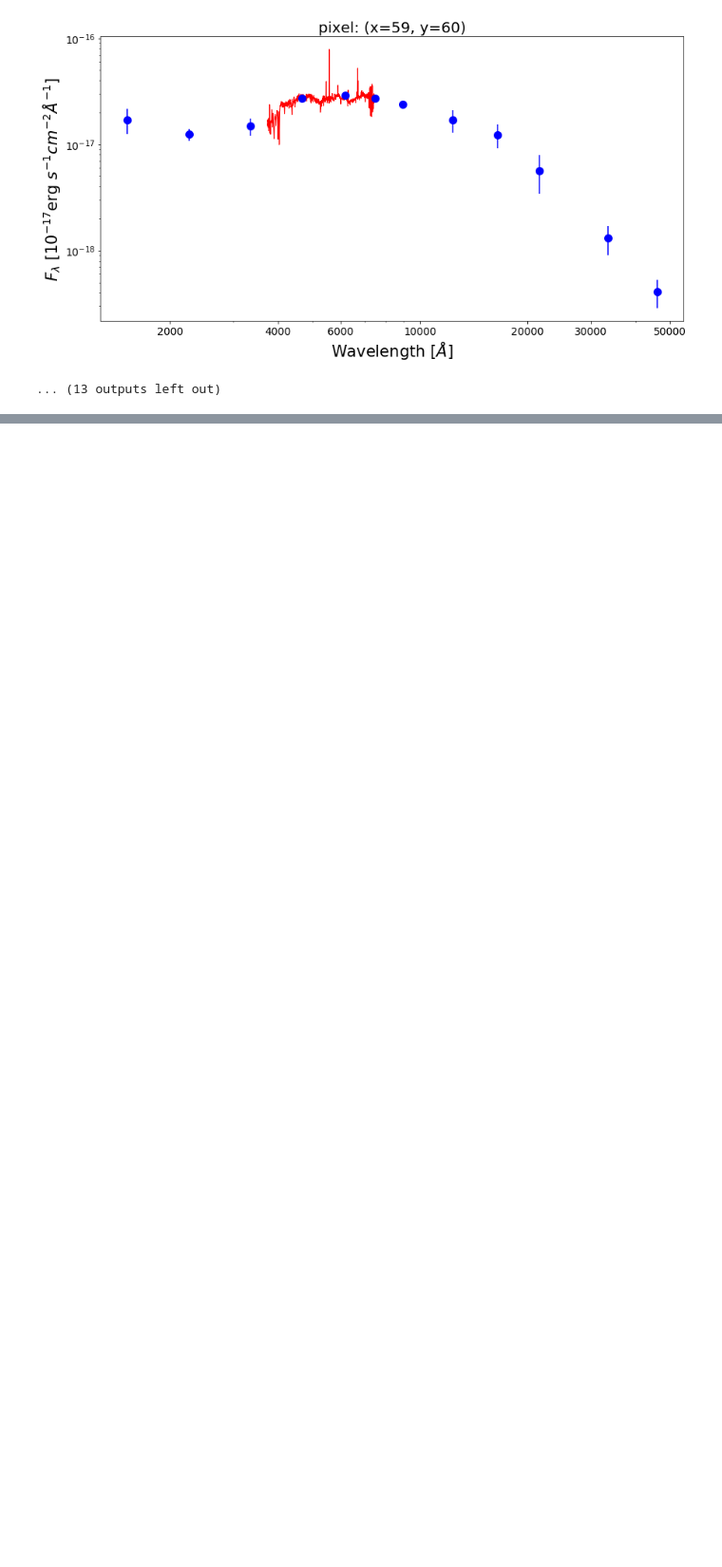
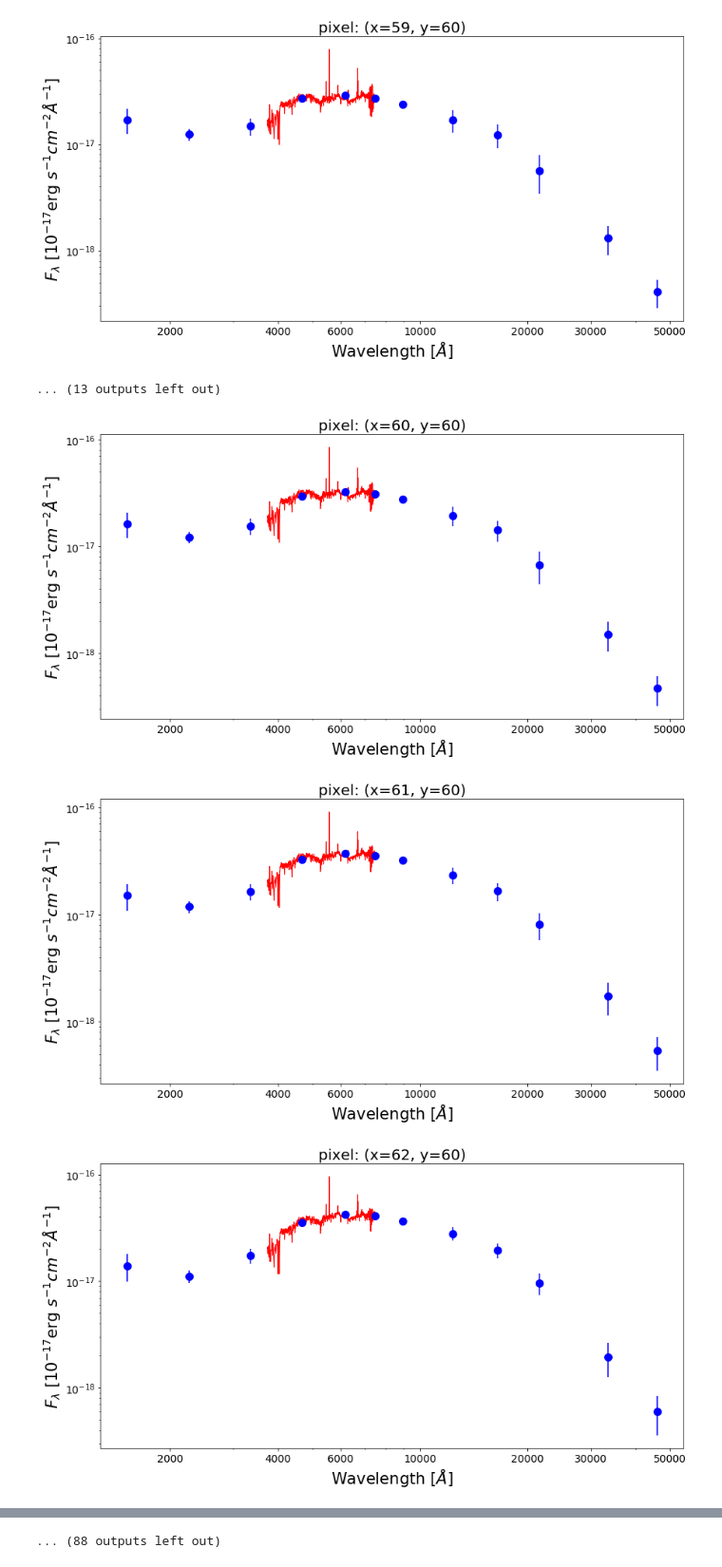
Before and after one commit to aabdurrouf/piXedfit, a Jupyter notebook: examples/FUVtoNIR_CALIFA/Step4_matching_img_ifs_part2.ipynb, the cells around one changed output, grey strips where cells are left out. Shown at 95% size. Drawn from its saved outputs; the diff is of its cells as text; code cells hidden in the pictures; blank space fills up the shorter version.

```diff
--- a/examples/FUVtoNIR_CALIFA/Step4_matching_img_ifs_part2.ipynb
+++ b/examples/FUVtoNIR_CALIFA/Step4_matching_img_ifs_part2.ipynb
@@ -161,3 +160,40 @@ for yy in range(58,63):
 [figure]
 [figure]
 ... (13 outputs left out)
+# %%
+from matplotlib.ticker import ScalarFormatter
+
+# Optional: cut the spectra around the edge to exclude those commonly uncertain fluxes
+nwaves = len(wave)
+
+for yy in range(60,70):
+    for xx in range(60,70):
+        if spec_region[yy][xx]==1:
+            fig1 = plt.figure(figsize=(14,7))
+            f1 = plt.subplot()
+            plt.title("pixel: (x=%d, y=%d)" % (xx,yy), fontsize=20)
+            f1.set_yscale('log')
+            f1.set_xscale('log')
+            plt.setp(f1.get_yticklabels(), fontsize=14)
+            plt.setp(f1.get_xticklabels(), fontsize=14)
+            plt.xlabel(r'Wavelength $[\AA]$', fontsize=21)
+            plt.ylabel(r'$F_{\lambda}$ [$10^{-17}$erg $s^{-1}cm^{-2}\AA^{-1}$]', fontsize=21)
+            xticks = [2000,4000,6000,10000,20000,30000,50000]
+            plt.xticks(xticks)
+            #plt.xlim(3000,10000)
+            #plt.ylim(1.0e-19,8e-16)
+            for axis in [f1.xaxis]:
+                axis.set_major_formatter(ScalarFormatter())
+
+            # Optional: cut the spectra around the edge to exclude
+            # those commonly uncertain fluxes
+            plt.plot(wave[20:nwaves-20], pix_spec_SED[yy][xx][20:nwaves-20], lw=1.0, color='red')
+            plt.errorbar(photo_wave, pix_photo_SED[yy][xx], yerr=pix_photo_SED_err[yy][xx],
+                         markersize=10,color='blue', fmt='o')
+
+            #plt.plot(mod_wave, pix_mod_spec_SED[yy][xx], lw=1.0, color='black')
+            #plt.plot(wave, pix_corr_factor[yy][xx]*unit, lw=2, color='gray')
+# %% [output]
+[figure, added]
+[figure, added]
+[figure, added]
@@ -163,0 +209 @@ for yy in range(58,63):
+... (88 outputs left out)
```
Also changed, not shown: parts of 4 cells of this notebook, 2 other files.
